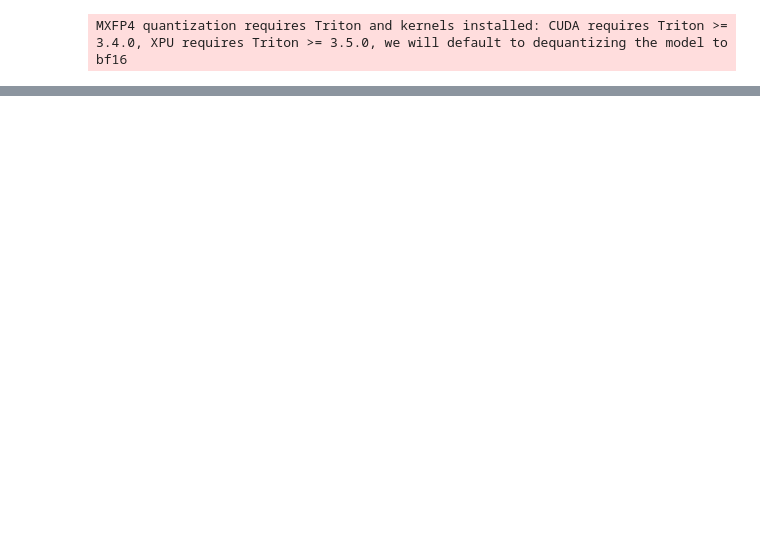
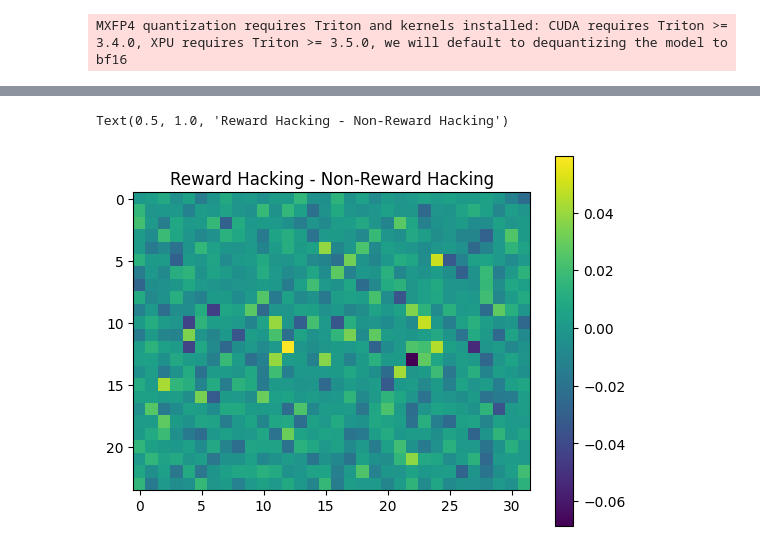
Before and after one commit to jrh-mann/reward_hacking_sae_dashboard, a Jupyter notebook: experts.ipynb, the cells around one changed output, grey strips where cells are left out. Drawn from its saved outputs; the diff is of its cells as text; code cells hidden in the pictures; blank space fills up the shorter version.

```diff
--- a/experts.ipynb
+++ b/experts.ipynb
@@ -201,0 +207,7 @@ NameError: name 'rollouts' is not defined
+# %%
+plt.imshow(rh_mean - non_rh_mean)
+plt.colorbar()
+plt.title("Reward Hacking - Non-Reward Hacking")
+# %% [output]
+Text(0.5, 1.0, 'Reward Hacking - Non-Reward Hacking')
+[figure, added]
```
Also changed, not shown: parts of 64 cells of this notebook, 2 other files.
